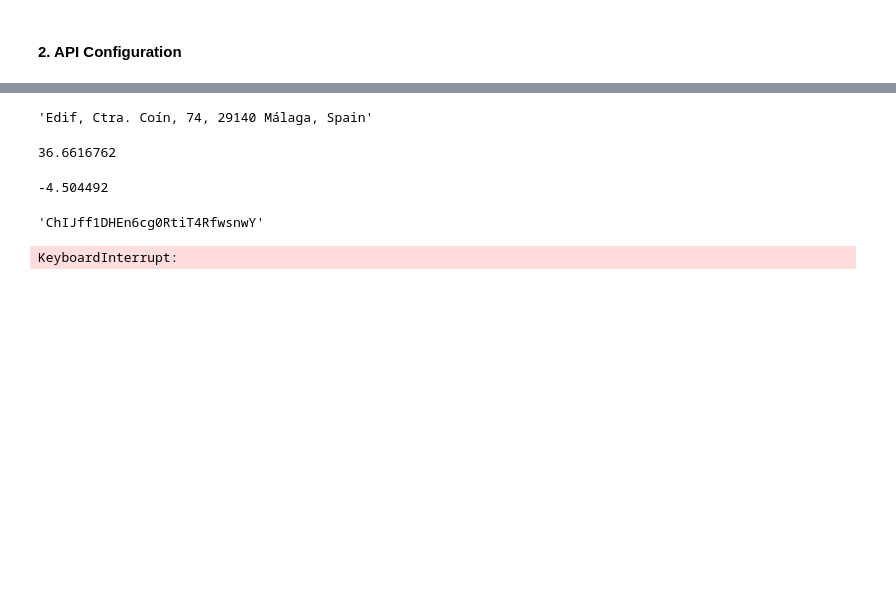
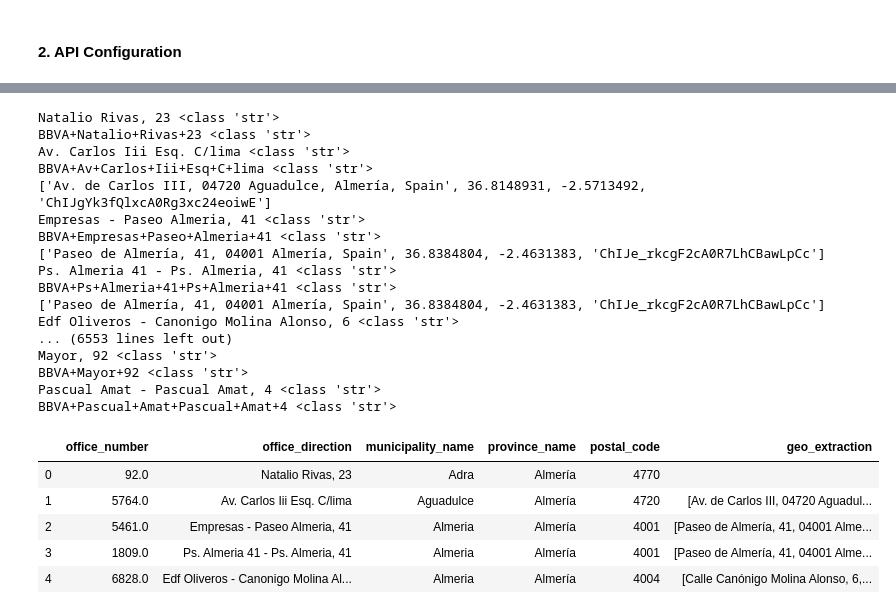
Before and after one commit to lozgarrido/hearhere, a Jupyter notebook: main.ipynb, the cells around one changed output, grey strips where cells are left out. Cells and saved outputs as stored; diff of their text form; code cells hidden in the pictures; blank space fills up the shorter version.

```diff
--- a/main.ipynb
+++ b/main.ipynb
@@ -117,61 +92,70 @@ geocode_result
-# %%
-geocode_result['formatted_address']
-# %% [output]
-'Edif, Ctra. Coín, 74, 29140 Málaga, Spain'
-# %%
-geocode_result['geometry']['location']['lat']
-# %% [output]
-36.6616762
-# %%
-geocode_result['geometry']['location']['lng']
-# %% [output]
--4.504492
-# %%
-geocode_result['place_id']
-# %% [output]
-'ChIJff1DHEn6cg0RtiT4RfwsnwY'
 # %%
 import re
 
+#Import Google Maps API key and setup the library
+from config import geocoding_api_key
+if geocoding_api_key == '':
+    from api_keys import geocoding_api_key
+
+import googlemaps
+gmaps = googlemaps.Client(key=geocoding_api_key)
+
+
 def extract_geocode(address):
 
-    #Import Google Maps API key and setup the library
-    from config import geocoding_api_key
-    if geocoding_api_key == '':
-        from api_keys import geocoding_api_key
+    print(address, type(address))
 
-    import googlemaps
-    gmaps = googlemaps.Client(key=geocoding_api_key)
-
-    #Make the url
+    #Build the url
     address = 'BBVA ' + address
 
     #Change any symbols substring with '+'
-    address = re.sub('[^\w\d]*', '+', address)
+    address = re.sub(r'[^0-9a-zA-Z]+', '+', address)
 
+    #Call the API and access to the first result if there are more
     geocode_result = gmaps.geocode(address)
 
-    #Access to the first result of the API if there are more
     try:
         geocode_result = geocode_result[0]
 
         #Define variables
         formatted_address = geocode_result['formatted_address']
         lat = geocode_result['geometry']['location']['lat']
         lng = geocode_result['geometry']['location']['lng']
         place_id = geocode_result['place_id']
 
         #Return requested data as a list
         return ([formatted_address, lat, lng, place_id])
 
     #No results
     except:
         return ('')
 
 bbva_offices['geo_extraction'] = bbva_offices.apply(lambda row: extract_geocode(row['office_direction']), axis=1)
 bbva_offices.head()
 # %% [output]
-KeyboardInterrupt:
+Natalio Rivas, 23 <class 'str'>
+BBVA+Natalio+Rivas+23 <class 'str'>
+Av. Carlos Iii Esq. C/lima <class 'str'>
+BBVA+Av+Carlos+Iii+Esq+C+lima <class 'str'>
+['Av. de Carlos III, 04720 Aguadulce, Almería, Spain', 36.8148931, -2.5713492, 'ChIJgYk3fQlxcA0Rg3xc24eoiwE']
+Empresas - Paseo Almeria, 41 <class 'str'>
+BBVA+Empresas+Paseo+Almeria+41 <class 'str'>
+['Paseo de Almería, 41, 04001 Almería, Spain', 36.8384804, -2.4631383, 'ChIJe_rkcgF2cA0R7LhCBawLpCc']
+Ps. Almeria 41 - Ps. Almeria, 41 <class 'str'>
+BBVA+Ps+Almeria+41+Ps+Almeria+41 <class 'str'>
+['Paseo de Almería, 41, 04001 Almería, Spain', 36.8384804, -2.4631383, 'ChIJe_rkcgF2cA0R7LhCBawLpCc']
+Edf Oliveros - Canonigo Molina Alonso, 6 <class 'str'>
+... (6553 lines left out)
+Mayor, 92 <class 'str'>
+BBVA+Mayor+92 <class 'str'>
+Pascual Amat - Pascual Amat, 4 <class 'str'>
+BBVA+Pascual+Amat+Pascual+Amat+4 <class 'str'>
+|  | office_number | office_direction | municipality_name | province_name | postal_code | geo_extraction |
+| 0 | 92.0 | Natalio Rivas, 23 | Adra | Almería | 4770 |  |
+| 1 | 5764.0 | Av. Carlos Iii Esq. C/lima | Aguadulce | Almería | 4720 | [Av. de Carlos III, 04720 Aguadul... |
+| 2 | 5461.0 | Empresas - Paseo Almeria, 41 | Almeria | Almería | 4001 | [Paseo de Almería, 41, 04001 Alme... |
+| 3 | 1809.0 | Ps. Almeria 41 - Ps. Almeria, 41 | Almeria | Almería | 4001 | [Paseo de Almería, 41, 04001 Alme... |
+| 4 | 6828.0 | Edf Oliveros - Canonigo Molina Al... | Almeria | Almería | 4004 | [Calle Canónigo Molina Alonso, 6,... |
 # %%
 bbva_offices.head()
 # %% [output]
```
Also changed, not shown: parts of 4 cells of this notebook, 1 other file.
